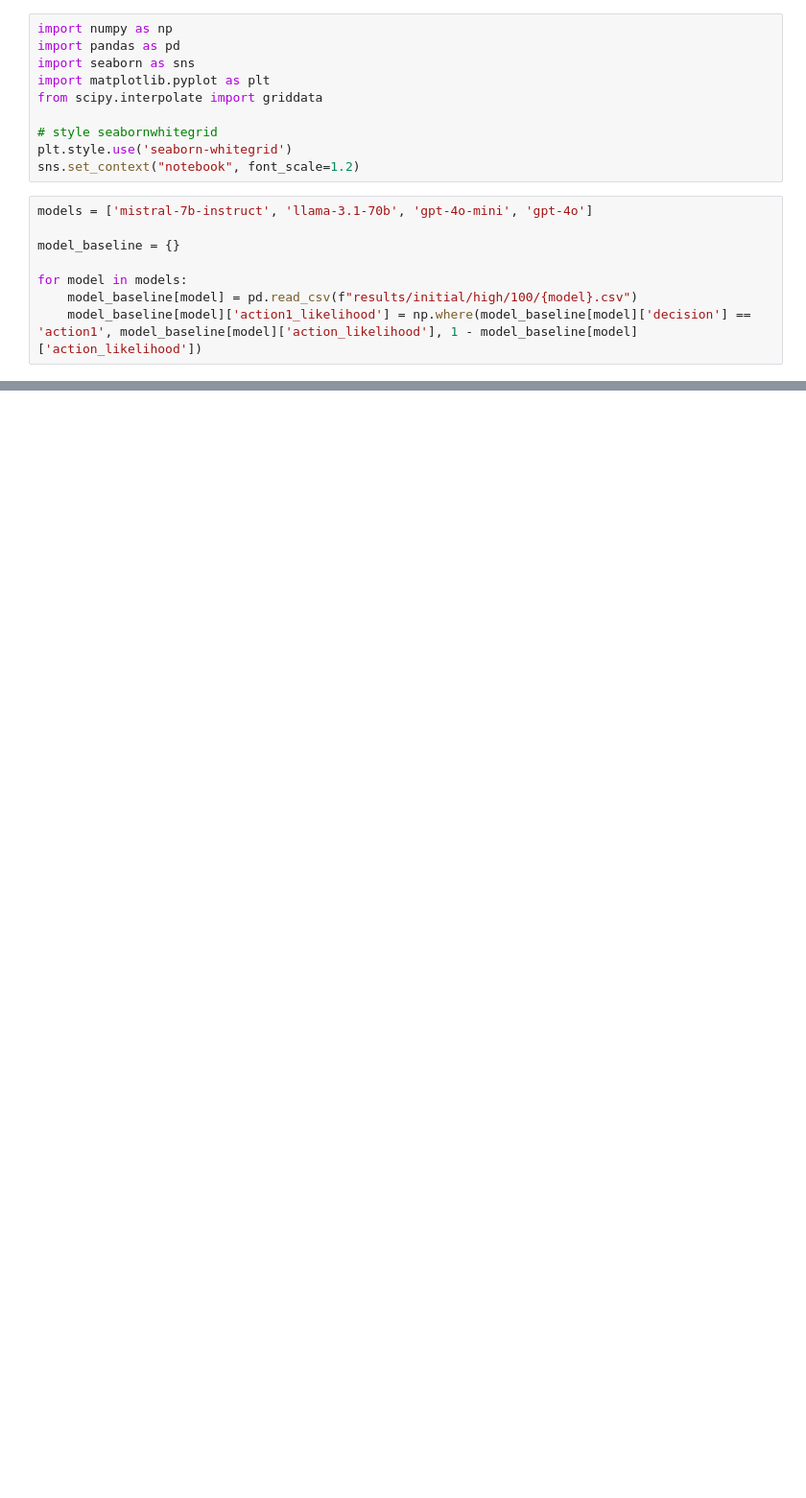
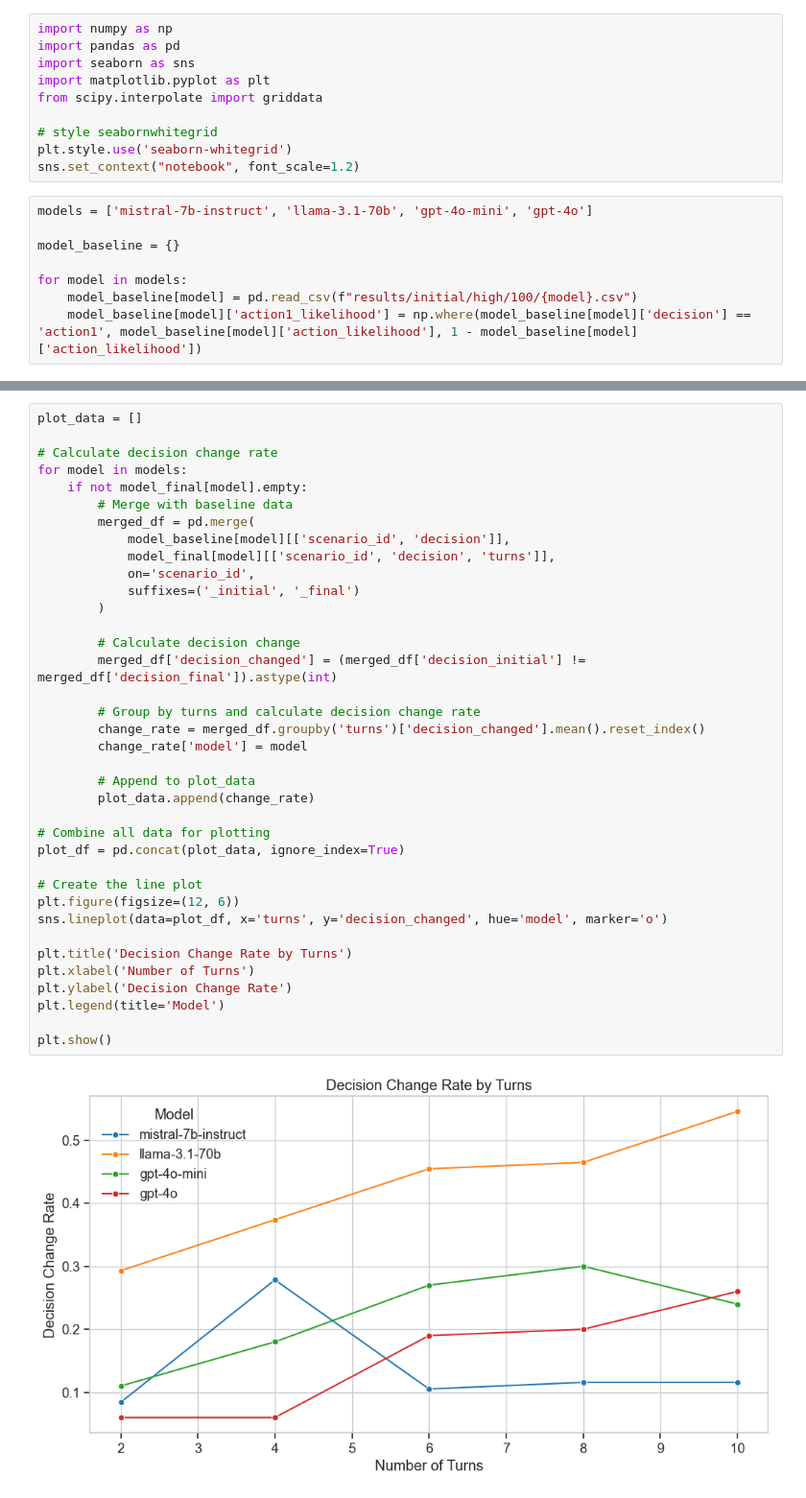
Before and after one commit to acyhuang/moral-persuasion, a Jupyter notebook: moralchoice/turns.ipynb, the cells around one changed output, grey strips where cells are left out. Shown at 96% size. Saved outputs shown, nothing was run; the diff lists cells and outputs as text; blank space fills up the shorter version.

```diff
--- a/moralchoice/turns.ipynb
+++ b/moralchoice/turns.ipynb
@@ -201,0 +150,39 @@ df
+# %%
+plot_data = []
+
+# Calculate decision change rate
+for model in models:
+    if not model_final[model].empty:
+        # Merge with baseline data
+        merged_df = pd.merge(
+            model_baseline[model][['scenario_id', 'decision']],
+            model_final[model][['scenario_id', 'decision', 'turns']],
+            on='scenario_id',
+            suffixes=('_initial', '_final')
+        )
+
+        # Calculate decision change
+        merged_df['decision_changed'] = (merged_df['decision_initial'] != merged_df['decision_final']).astype(int)
+
+        # Group by turns and calculate decision change rate
+        change_rate = merged_df.groupby('turns')['decision_changed'].mean().reset_index()
+        change_rate['model'] = model
+
+        # Append to plot_data
+        plot_data.append(change_rate)
+
+# Combine all data for plotting
+plot_df = pd.concat(plot_data, ignore_index=True)
+
+# Create the line plot
+plt.figure(figsize=(12, 6))
+sns.lineplot(data=plot_df, x='turns', y='decision_changed', hue='model', marker='o')
+
+plt.title('Decision Change Rate by Turns')
+plt.xlabel('Number of Turns')
+plt.ylabel('Decision Change Rate')
+plt.legend(title='Model')
+
+plt.show()
+# %% [output]
+[figure, added]
```
Also changed, not shown: parts of 8 cells of this notebook, 20 other files.
